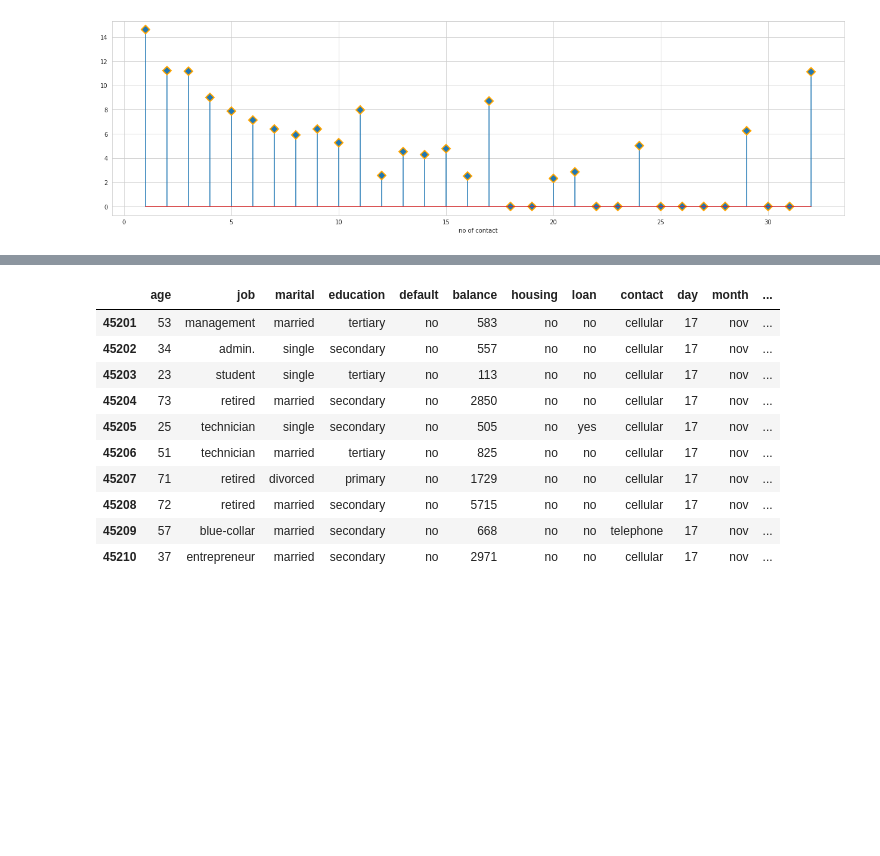
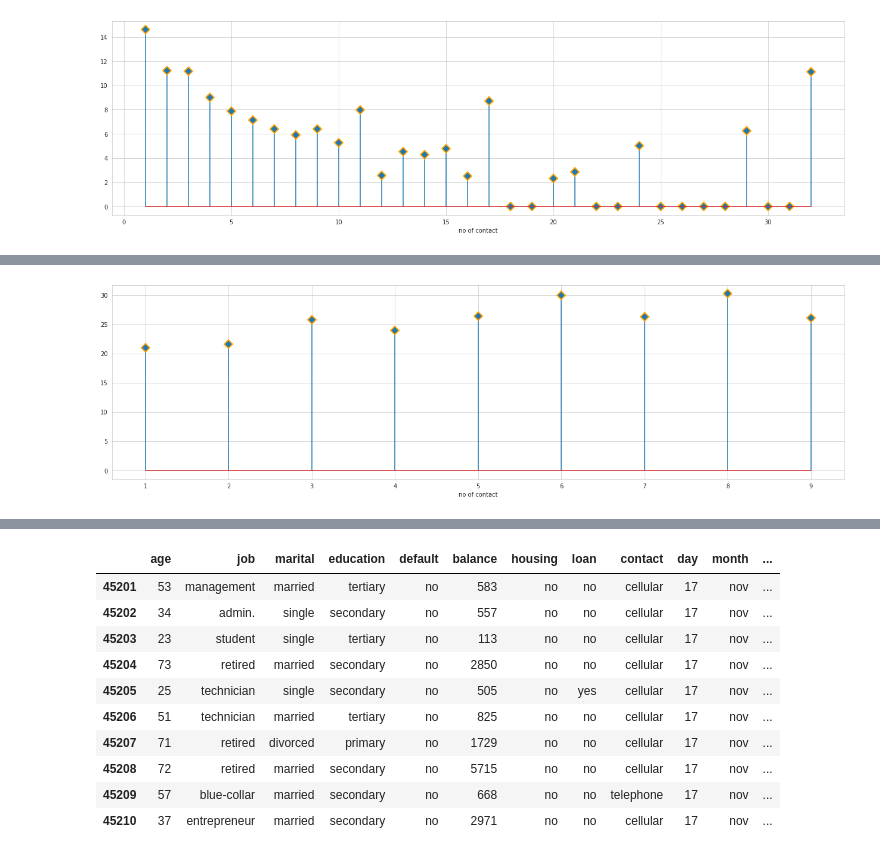
Before and after one commit to yaman9675/Bank-Marketing-Effectiveness-Prediction, a Jupyter notebook: Yaman_Bank_Marketing_Effectiveness_Prediction_Capstone_Project.ipynb, the cells around one changed output, grey strips where cells are left out. Drawn from its saved outputs; the diff is of its cells as text; code cells hidden in the pictures; blank space fills up the shorter version.

```diff
--- a/Yaman_Bank_Marketing_Effectiveness_Prediction_Capstone_Project.ipynb
+++ b/Yaman_Bank_Marketing_Effectiveness_Prediction_Capstone_Project.ipynb
@@ -1072,0 +1153,3 @@ plt.show()
+# %%
+previous_9 = previous[previous['no_of_contact']<=9]
+previous_9
@@ -1072,0 +1167,13 @@ plt.show()
+# %%
+# create data
+x= previous_9['no_of_contact']
+value = previous_9['yes%']
+
+# change color and shape and size and edges
+plt.figure(figsize=(22,6))
+(markers, stemlines, baseline) = plt.stem(x, value)
+plt.setp(markers, marker='D', markersize=10, markeredgecolor="orange", markeredgewidth=2)
+plt.xlabel('no of contact')
+plt.show()
+# %% [output]
+[figure, added]
```
Also changed, not shown: parts of 39 cells of this notebook.
